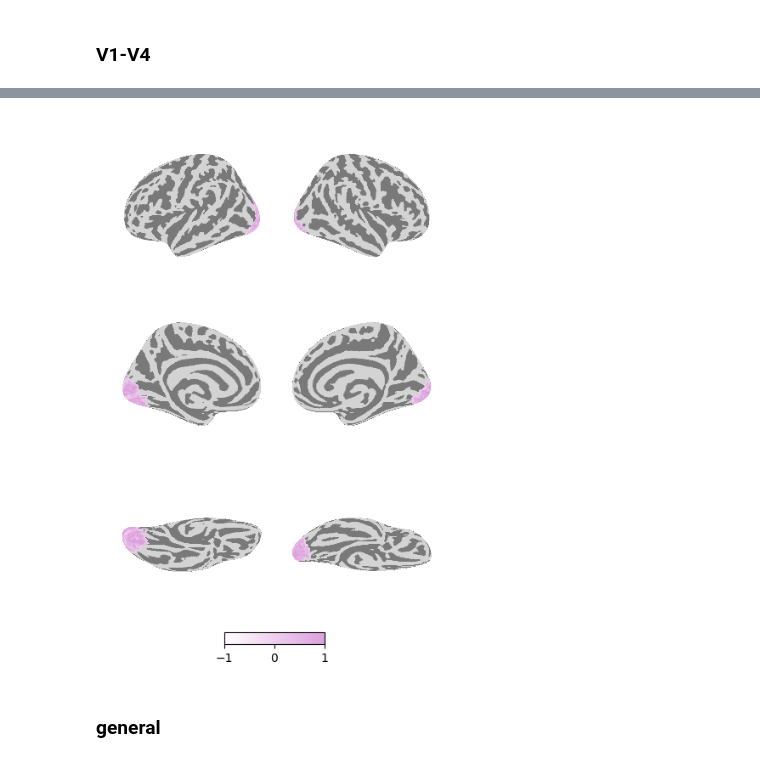
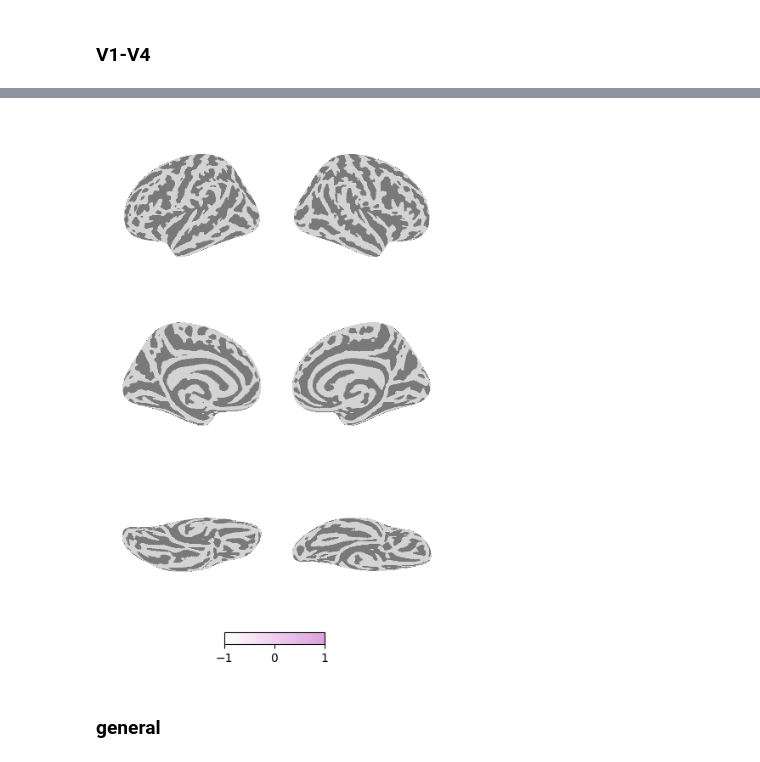
Before and after one commit to akazemian/untrained_models_of_visual_cortex, a Jupyter notebook: model_evaluation/results/predicting_brain_data/brain_surface_plot.ipynb, the cells around one changed output, grey strips where cells are left out. Cells and saved outputs as stored; diff of their text form; code cells hidden in the pictures.

```diff
--- a/model_evaluation/results/predicting_brain_data/brain_surface_plot.ipynb
+++ b/model_evaluation/results/predicting_brain_data/brain_surface_plot.ipynb
@@ -427,6 +425,7 @@ alexnet_mni = transform_volume_to_mni(
 
 
 brain_region = np.where(alexnet_mni > 0, 1,0)
+brain_region = np.where(alexnet_mni > 0, 0,0)
 volume = convert_ndarray_to_nifti1image(brain_region)
 
 fig, _ = nilearn.plotting.plot_img_on_surf(
@@ -448,4 +447,4 @@ fig.savefig(f'just_brain_{regions}',dpi=300,transparent=True)
-[figure, old version]
+[figure, new version]
 # %% [markdown]
 ### general
 # %%
```
Also changed, not shown: parts of 7 cells of this notebook, 10 other files.
